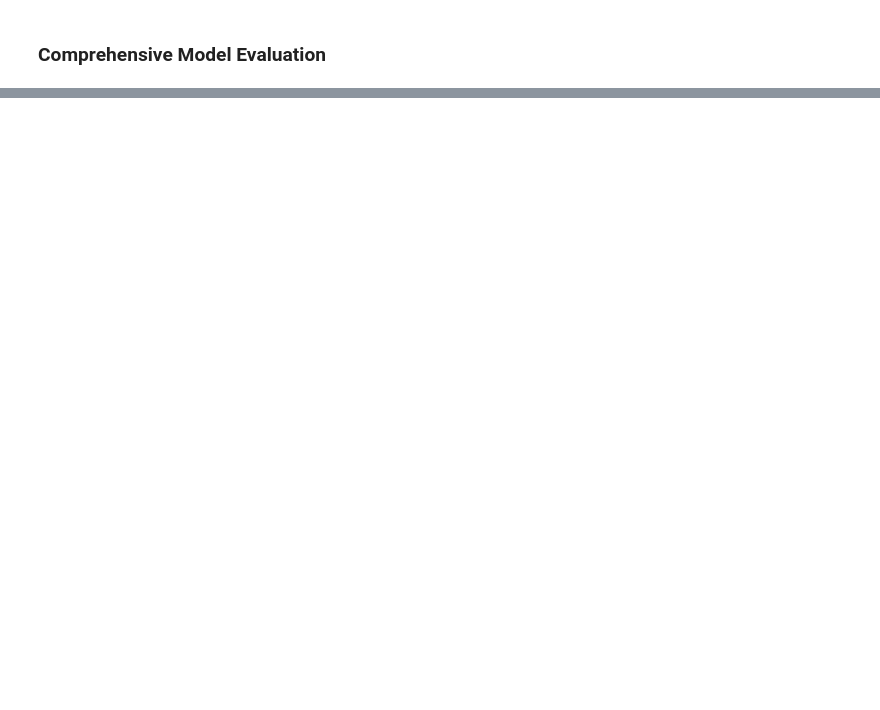
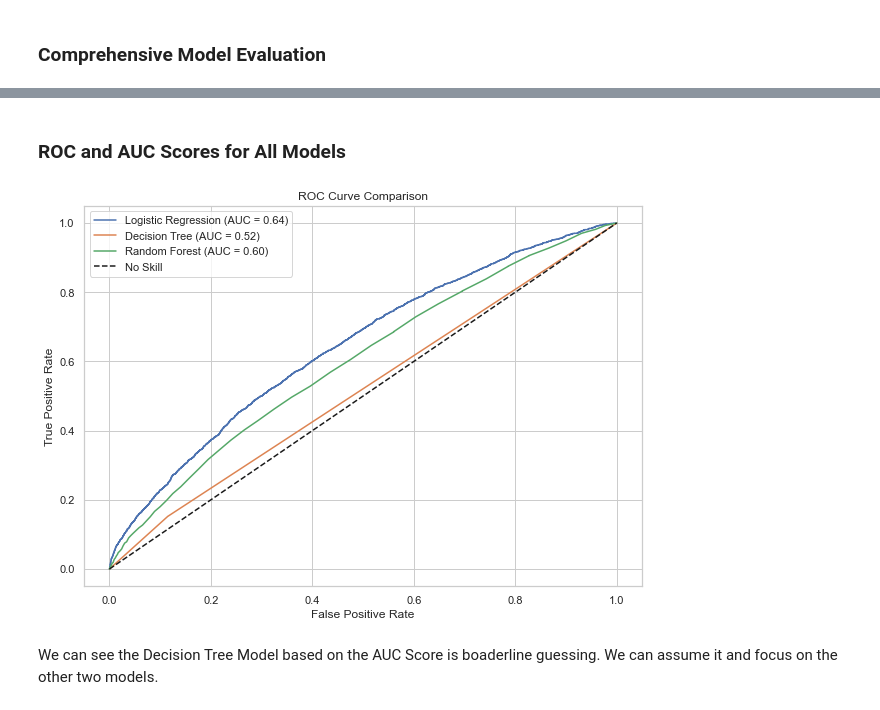
Before and after one commit to RaphaelMuthenya/diabetes-readmissions-ML, a Jupyter notebook: Diabetes-Readmission/diabetes-ml.ipynb, the cells around one changed output, grey strips where cells are left out. Drawn from its saved outputs; the diff is of its cells as text; code cells hidden in the pictures; blank space fills up the shorter version.

```diff
--- a/Diabetes-Readmission/diabetes-ml.ipynb
+++ b/Diabetes-Readmission/diabetes-ml.ipynb
@@ -874,0 +753,36 @@ def complete_post_training_workflow(model, X_train, X_test, y_train, y_test,
+# %% [markdown]
+### ROC and AUC Scores for All Models
+# %%
+from sklearn.metrics import roc_curve, roc_auc_score
+
+# Get predicted probabilities
+y_proba_logreg = logreg.predict_proba(X_test_scaled)[:, 1]
+y_proba_dtree = dtree.predict_proba(X_test_scaled)[:, 1]
+y_proba_rf = rf.predict_proba(X_test_scaled)[:, 1]
+
+# Compute ROC curve and AUC
+fpr_logreg, tpr_logreg, _ = roc_curve(y_test, y_proba_logreg)
+fpr_dtree, tpr_dtree, _ = roc_curve(y_test, y_proba_dtree)
+fpr_rf, tpr_rf, _ = roc_curve(y_test, y_proba_rf)
+
+auc_logreg = roc_auc_score(y_test, y_proba_logreg)
+auc_dtree = roc_auc_score(y_test, y_proba_dtree)
+auc_rf = roc_auc_score(y_test, y_proba_rf)
+
+# Plot ROC curves
+plt.figure(figsize=(10, 7))
+plt.plot(fpr_logreg, tpr_logreg, label=f'Logistic Regression (AUC = {auc_logreg:.2f})')
+plt.plot(fpr_dtree, tpr_dtree, label=f'Decision Tree (AUC = {auc_dtree:.2f})')
+plt.plot(fpr_rf, tpr_rf, label=f'Random Forest (AUC = {auc_rf:.2f})')
+
+plt.plot([0, 1], [0, 1], 'k--', label='No Skill')
+plt.xlabel('False Positive Rate')
+plt.ylabel('True Positive Rate')
+plt.title('ROC Curve Comparison')
+plt.legend()
+plt.grid(True)
+plt.show()
+# %% [output]
+[figure, added]
+# %% [markdown]
+We can see the Decision Tree Model based on the AUC Score is boaderline guessing. We can assume it and focus on the other two models.
```
Also changed, not shown: parts of 81 cells of this notebook, 1 other file.
